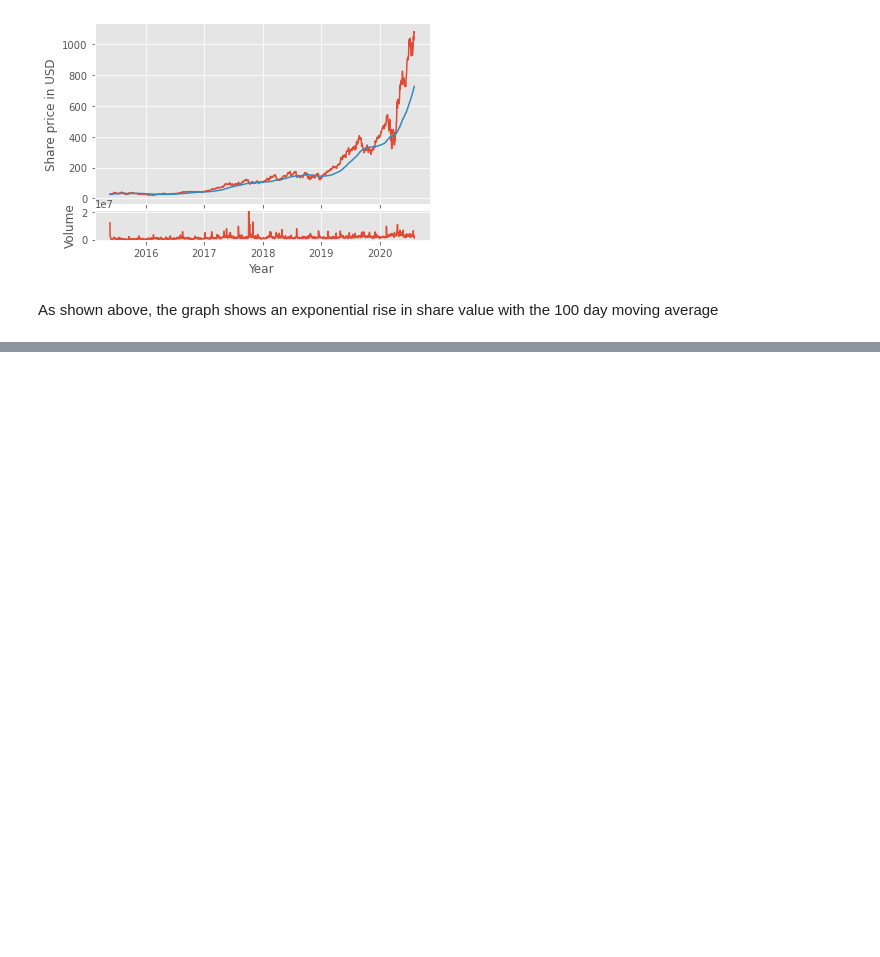
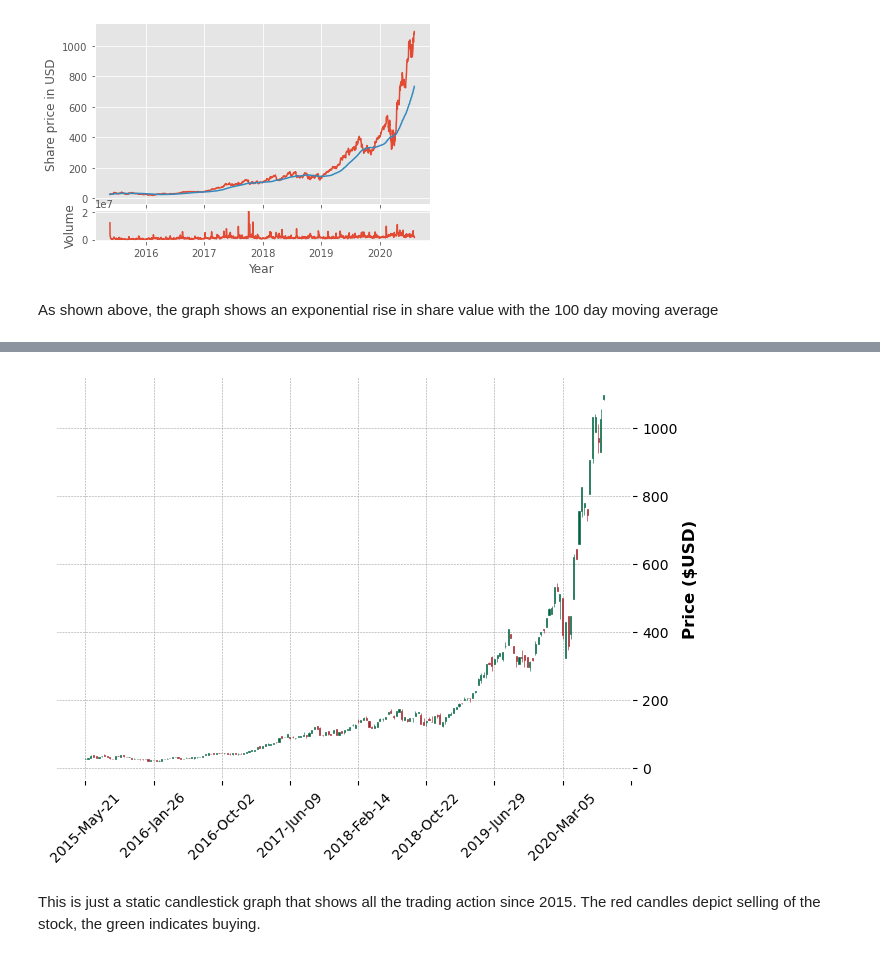
Before and after one commit to yepterence/Stock-Analysis, a Jupyter notebook: Stock-data-exploration.ipynb, the cells around one changed output, grey strips where cells are left out. Cells and saved outputs as stored; diff of their text form; code cells hidden in the pictures; blank space fills up the shorter version.

Commit message:
Imported mplfinance library which was required for candlestick graphs, created candlestick graph of Shopify stock

```diff
--- a/Stock-data-exploration.ipynb
+++ b/Stock-data-exploration.ipynb
@@ -93,3 +94,9 @@ plt.show()
 [figure]
 # %% [markdown]
 As shown above, the graph shows an exponential rise in share value with the 100 day moving average
+# %%
+# Creating a candle-stick graph
+# If a stock underwent a split, you'd have to create a new dataset based on the Adjusted Close values.
+df_ohlc = df['Adj Close'].resample('10D').ohlc()
+df_vol = df['Volume'].resample('10D').sum()
+print (df_ohlc.tail())
@@ -95,0 +111,10 @@ As shown above, the graph shows an exponential rise in share value with the 100
+# %%
+mpf.plot(
+    df_ohlc,
+    type='candlestick',
+    style='charles',
+    ylabel='Price (USD)')
+# %% [output]
+[figure, added]
+# %% [markdown]
+This is just a static candlestick graph that shows all the trading action since 2015. The red candles depict selling of the stock, the green indicates buying.
```
Also changed, not shown: parts of 4 cells of this notebook.
